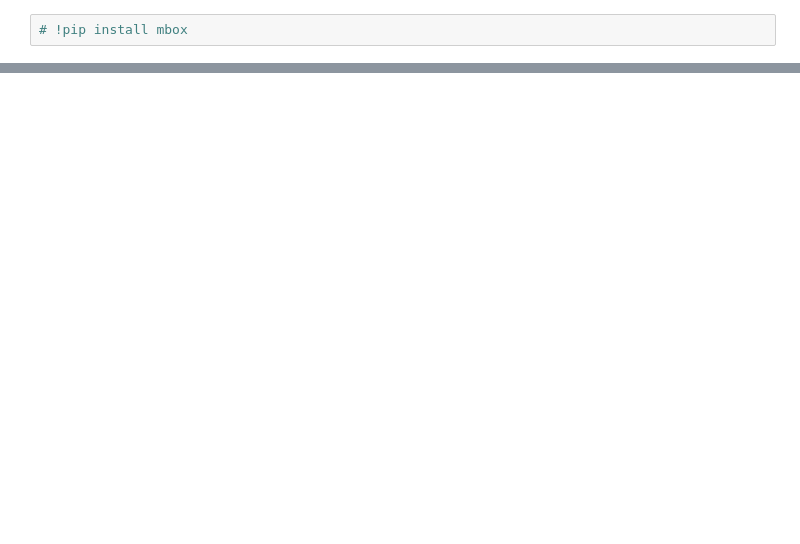
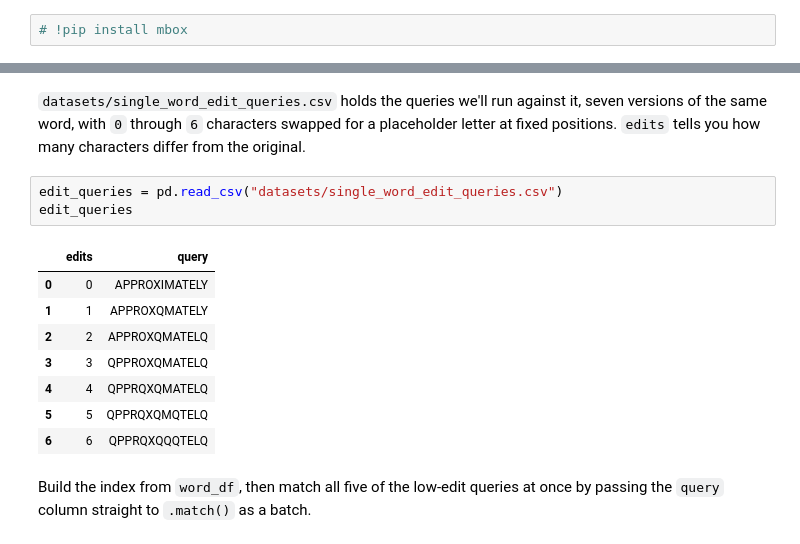
Before and after one commit to exorbyte/mbox-cookbook, a Jupyter notebook: 05-explainability/02-reading_field_level_scores.ipynb, the cells around one changed output, grey strips where cells are left out. Drawn from its saved outputs; the diff is of its cells as text; blank space fills up the shorter version.

```diff
--- a/05-explainability/01-reading_field_level_scores.ipynb
+++ b/05-explainability/02-reading_field_level_scores.ipynb
@@ -260,0 +40,16 @@ A row with `index_row = -1` means no candidate cleared the internal matching thr
+# %% [markdown]
+`datasets/single_word_edit_queries.csv` holds the queries we'll run against it, seven versions of the same word, with `0` through `6` characters swapped for a placeholder letter at fixed positions. `edits` tells you how many characters differ from the original.
+# %%
+edit_queries = pd.read_csv("datasets/single_word_edit_queries.csv")
+edit_queries
+# %% [output]
+|  | edits | query |
+| 0 | 0 | APPROXIMATELY |
+| 1 | 1 | APPROXQMATELY |
+| 2 | 2 | APPROXQMATELQ |
+| 3 | 3 | QPPROXQMATELQ |
+| 4 | 4 | QPPRQXQMATELQ |
+| 5 | 5 | QPPRQXQMQTELQ |
+| 6 | 6 | QPPRQXQQQTELQ |
+# %% [markdown]
+Build the index from `word_df`, then match all five of the low-edit queries at once by passing the `query` column straight to `.match()` as a batch.
```
Also changed, not shown: parts of 50 cells of this notebook, 16 other files.
